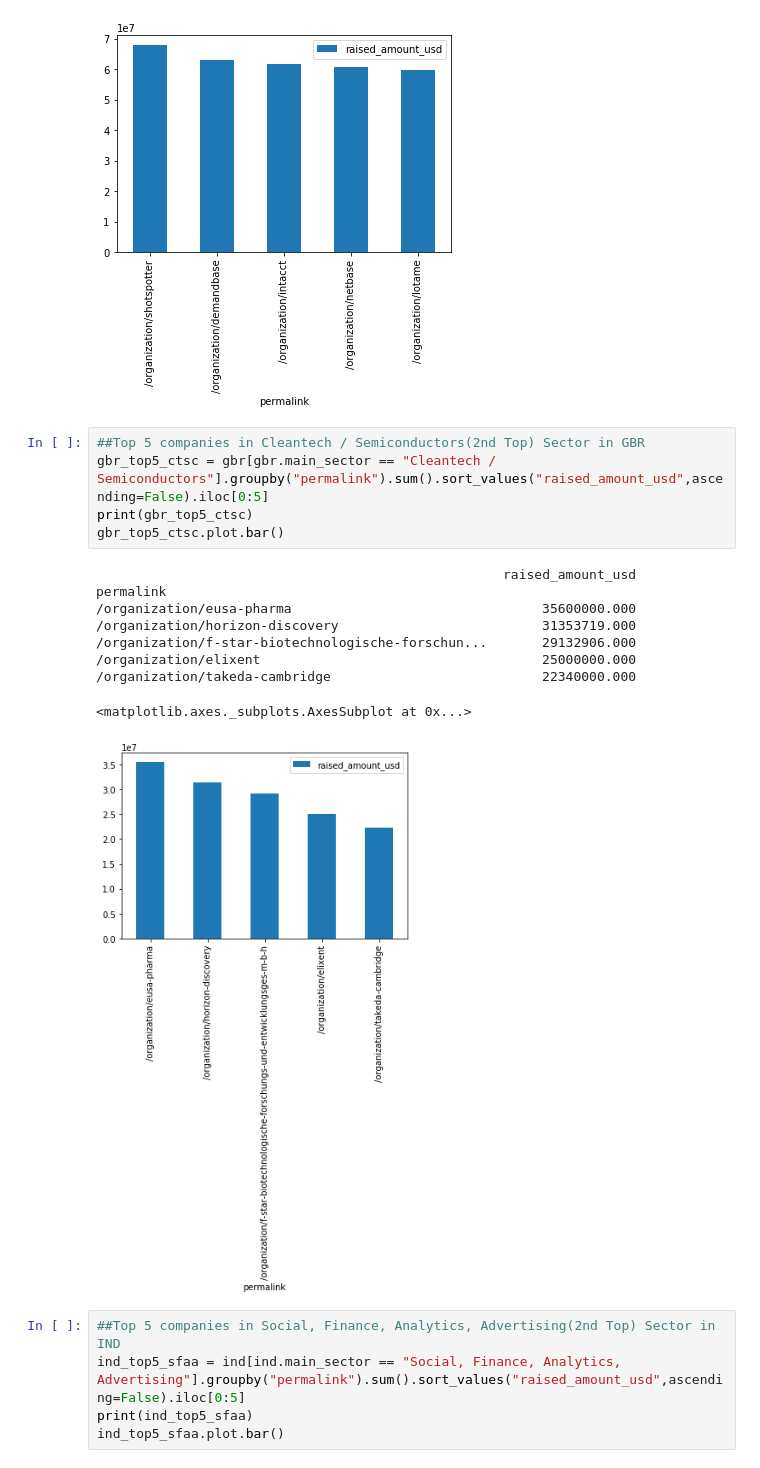
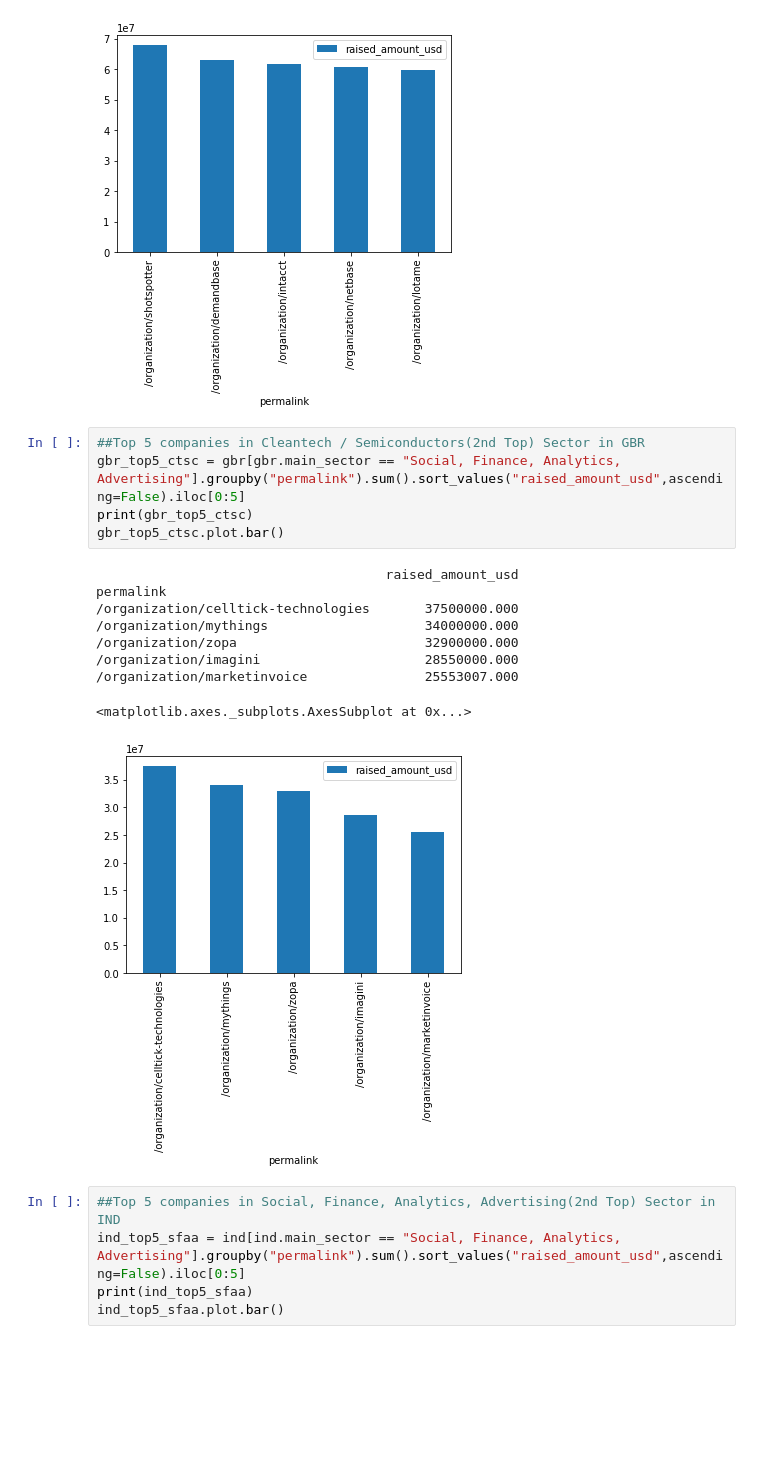
Before and after one commit to sameerg07/EDA_SparkFunds, a Jupyter notebook: EDA-SparkFunds_Assignment.ipynb, the cells around one changed output. Cells and saved outputs as stored; diff of their text form; blank space fills up the shorter version.

```diff
--- a/EDA-SparkFunds_Assignment.ipynb
+++ b/EDA-SparkFunds_Assignment.ipynb
@@ -861,19 +861,19 @@ permalink
 [figure]
 # %%
 ##Top 5 companies in Cleantech / Semiconductors(2nd Top) Sector in GBR
-gbr_top5_ctsc = gbr[gbr.main_sector == "Cleantech / Semiconductors"].groupby("permalink").sum().sort_values("raised_amount_usd",ascending=False).iloc[0:5]
+gbr_top5_ctsc = gbr[gbr.main_sector == "Social, Finance, Analytics, Advertising"].groupby("permalink").sum().sort_values("raised_amount_usd",ascending=False).iloc[0:5]
 print(gbr_top5_ctsc)
 gbr_top5_ctsc.plot.bar()
 # %% [output]
-                                                    raised_amount_usd
+                                     raised_amount_usd
 permalink
-/organization/eusa-pharma                                35600000.000
-/organization/horizon-discovery                          31353719.000
-/organization/f-star-biotechnologische-forschun...       29132906.000
-/organization/elixent                                    25000000.000
-/organization/takeda-cambridge                           22340000.000
+/organization/celltick-technologies       37500000.000
+/organization/mythings                    34000000.000
+/organization/zopa                        32900000.000
+/organization/imagini                     28550000.000
+/organization/marketinvoice               25553007.000
 <matplotlib.axes._subplots.AxesSubplot at 0x...>
-[figure, old version]
+[figure, new version]
 # %%
 ##Top 5 companies in Social, Finance, Analytics, Advertising(2nd Top) Sector in IND
 ind_top5_sfaa = ind[ind.main_sector == "Social, Finance, Analytics, Advertising"].groupby("permalink").sum().sort_values("raised_amount_usd",ascending=False).iloc[0:5]
```
Also changed, not shown: parts of 3 cells of this notebook, 3 other files.
